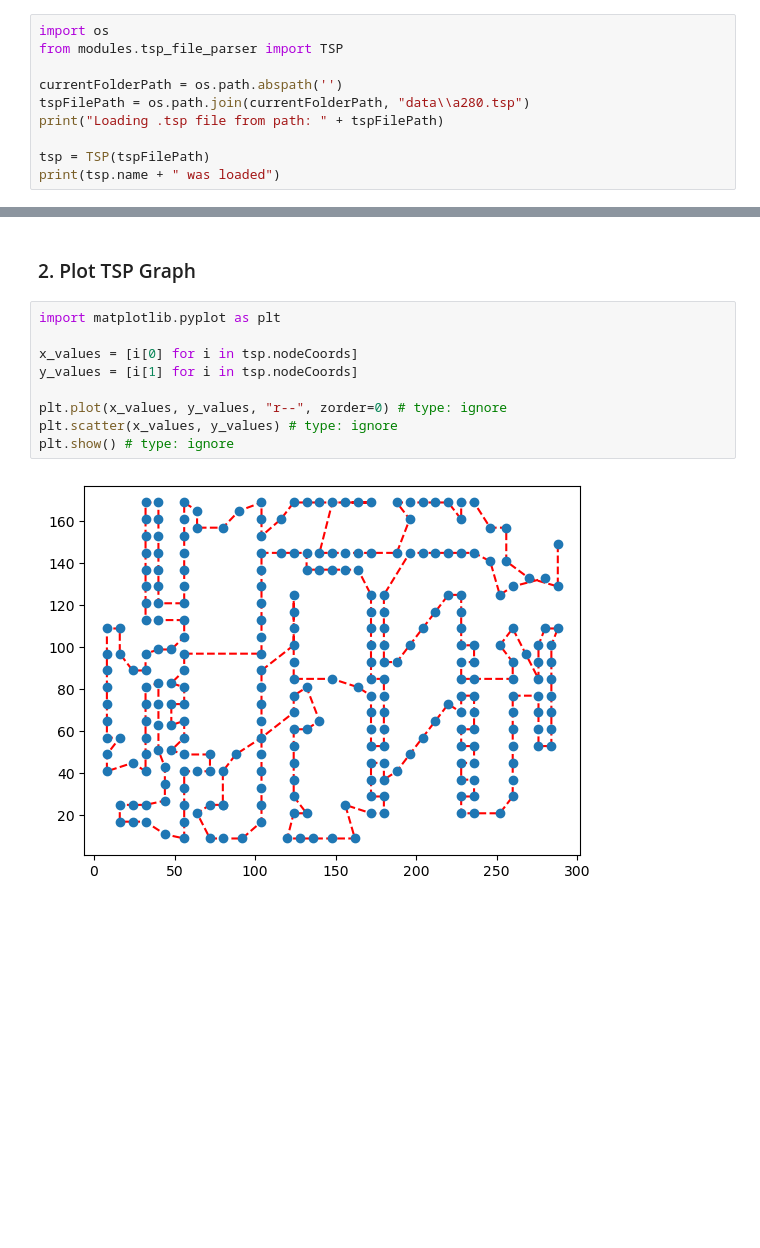
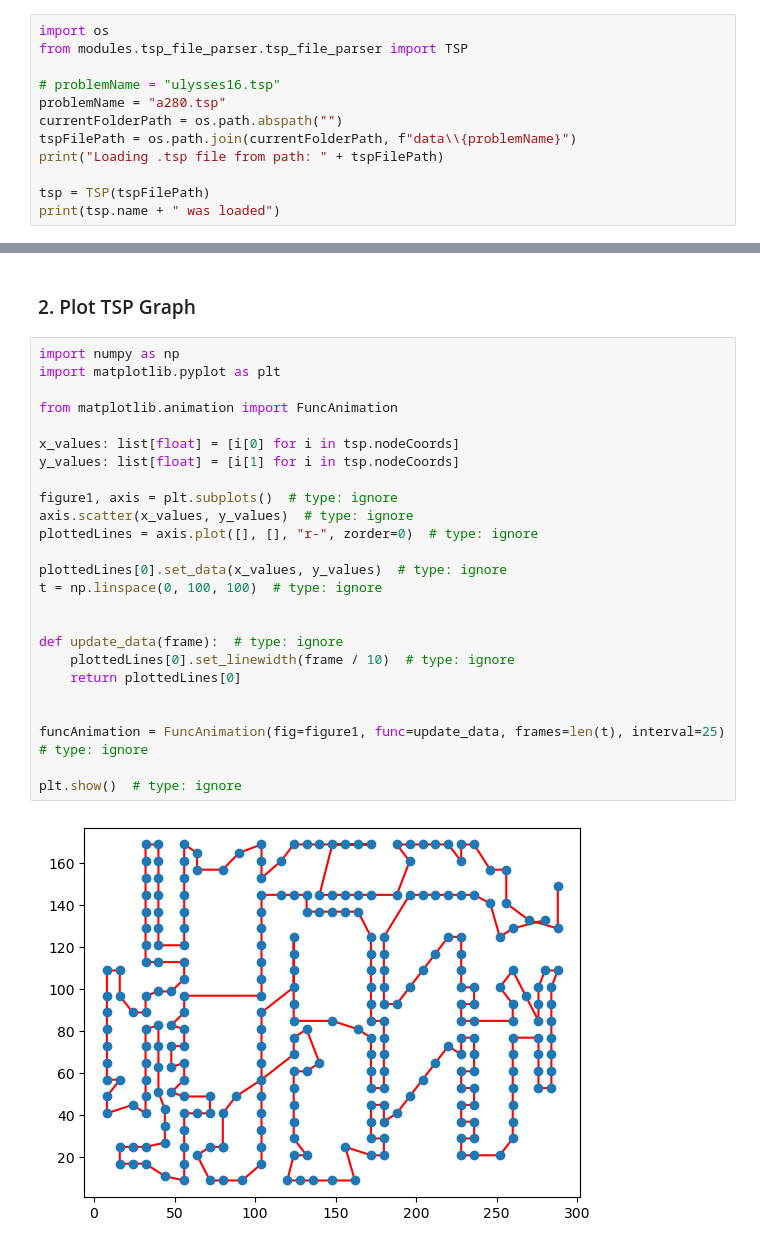
Before and after one commit to the-nightling/SIS6116_A1, a Jupyter notebook: notebook1.ipynb, the cells around one changed output, grey strips where cells are left out. Cells and saved outputs as stored; diff of their text form; blank space fills up the shorter version.

```diff
--- a/notebook1.ipynb
+++ b/notebook1.ipynb
@@ -2,10 +2,12 @@
 ### 1. Parse TSP file
 # %%
 import os
-from modules.tsp_file_parser import TSP
+from modules.tsp_file_parser.tsp_file_parser import TSP
 
-currentFolderPath = os.path.abspath('')
-tspFilePath = os.path.join(currentFolderPath, "data\\a280.tsp")
+# problemName = "ulysses16.tsp"
+problemName = "a280.tsp"
+currentFolderPath = os.path.abspath("")
+tspFilePath = os.path.join(currentFolderPath, f"data\\{problemName}")
 print("Loading .tsp file from path: " + tspFilePath)
 
 tsp = TSP(tspFilePath)
@@ -16,13 +18,29 @@ a280 was loaded
 # %% [markdown]
 ### 2. Plot TSP Graph
 # %%
+import numpy as np
 import matplotlib.pyplot as plt
 
-x_values = [i[0] for i in tsp.nodeCoords]
-y_values = [i[1] for i in tsp.nodeCoords]
+from matplotlib.animation import FuncAnimation
 
-plt.plot(x_values, y_values, "r--", zorder=0) # type: ignore
-plt.scatter(x_values, y_values) # type: ignore
-plt.show() # type: ignore
+x_values: list[float] = [i[0] for i in tsp.nodeCoords]
+y_values: list[float] = [i[1] for i in tsp.nodeCoords]
+
+figure1, axis = plt.subplots()  # type: ignore
+axis.scatter(x_values, y_values)  # type: ignore
+plottedLines = axis.plot([], [], "r-", zorder=0)  # type: ignore
+
+plottedLines[0].set_data(x_values, y_values)  # type: ignore
+t = np.linspace(0, 100, 100)  # type: ignore
+
+
+def update_data(frame):  # type: ignore
+    plottedLines[0].set_linewidth(frame / 10)  # type: ignore
+    return plottedLines[0]
+
+
+funcAnimation = FuncAnimation(fig=figure1, func=update_data, frames=len(t), interval=25)  # type: ignore
+
+plt.show()  # type: ignore
 # %% [output]
-[figure, old version]
+[figure, new version]
```
Also changed, not shown: parts of 2 cells of this notebook, 1 other file.
